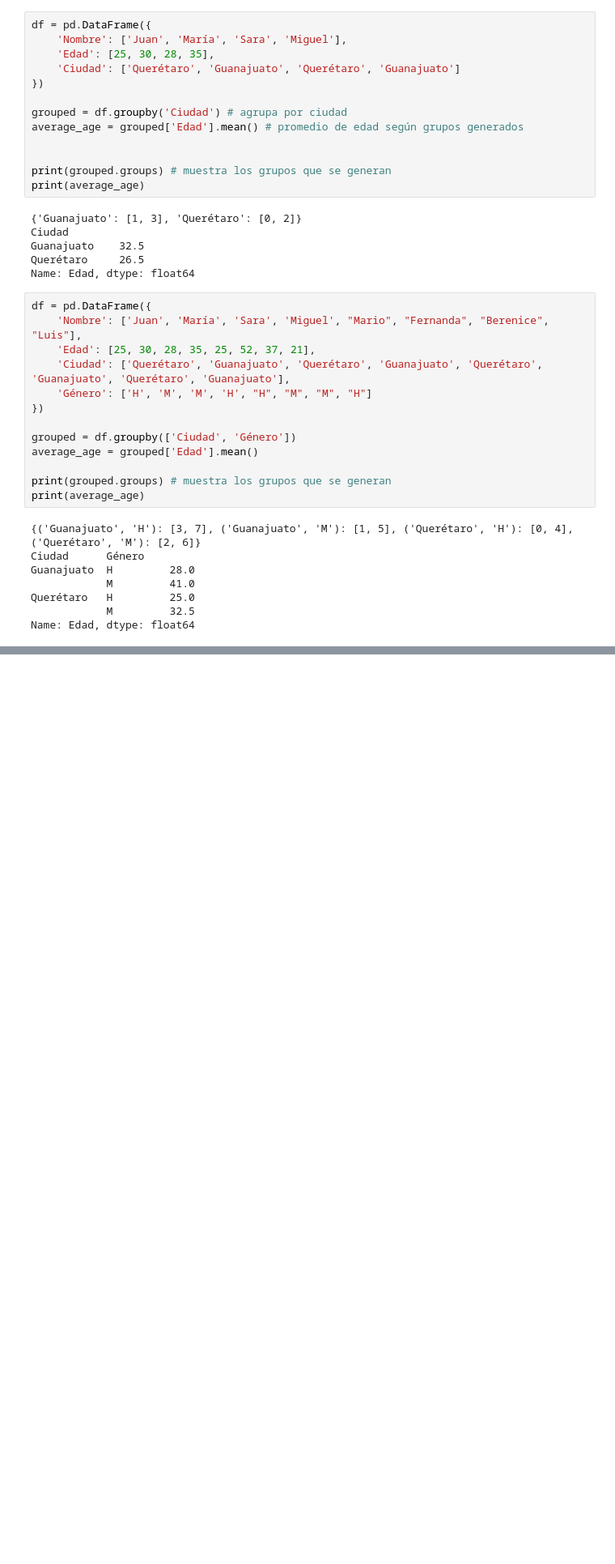
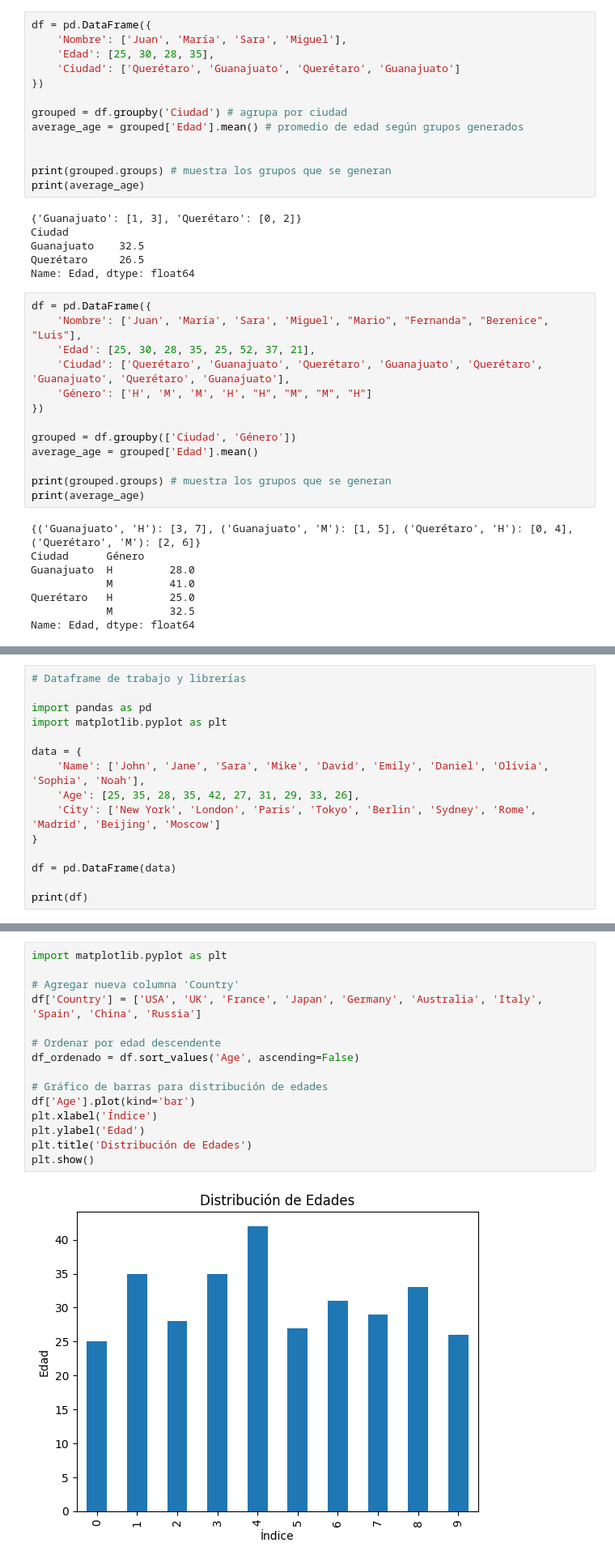
Before and after one commit to Jorge-LGH/Learn_Python, a Jupyter notebook: Pandas.ipynb, the cells around one changed output, grey strips where cells are left out. Shown at 81% size. Drawn from its saved outputs; the diff is of its cells as text; blank space fills up the shorter version.

```diff
--- a/Pandas.ipynb
+++ b/Pandas.ipynb
@@ -301,0 +360,15 @@ Name: Edad, dtype: float64
+# %%
+# Dataframe de trabajo y librerías
+
+import pandas as pd
+import matplotlib.pyplot as plt
+
+data = {
+    'Name': ['John', 'Jane', 'Sara', 'Mike', 'David', 'Emily', 'Daniel', 'Olivia', 'Sophia', 'Noah'],
+    'Age': [25, 35, 28, 35, 42, 27, 31, 29, 33, 26],
+    'City': ['New York', 'London', 'Paris', 'Tokyo', 'Berlin', 'Sydney', 'Rome', 'Madrid', 'Beijing', 'Moscow']
+}
+
+df = pd.DataFrame(data)
+
+print(df)
@@ -301,0 +444,17 @@ Name: Edad, dtype: float64
+# %%
+import matplotlib.pyplot as plt
+
+# Agregar nueva columna 'Country'
+df['Country'] = ['USA', 'UK', 'France', 'Japan', 'Germany', 'Australia', 'Italy', 'Spain', 'China', 'Russia']
+
+# Ordenar por edad descendente
+df_ordenado = df.sort_values('Age', ascending=False)
+
+# Gráfico de barras para distribución de edades
+df['Age'].plot(kind='bar')
+plt.xlabel('Índice')
+plt.ylabel('Edad')
+plt.title('Distribución de Edades')
+plt.show()
+# %% [output]
+[figure, added]
```
Also changed, not shown: parts of 15 cells of this notebook.
